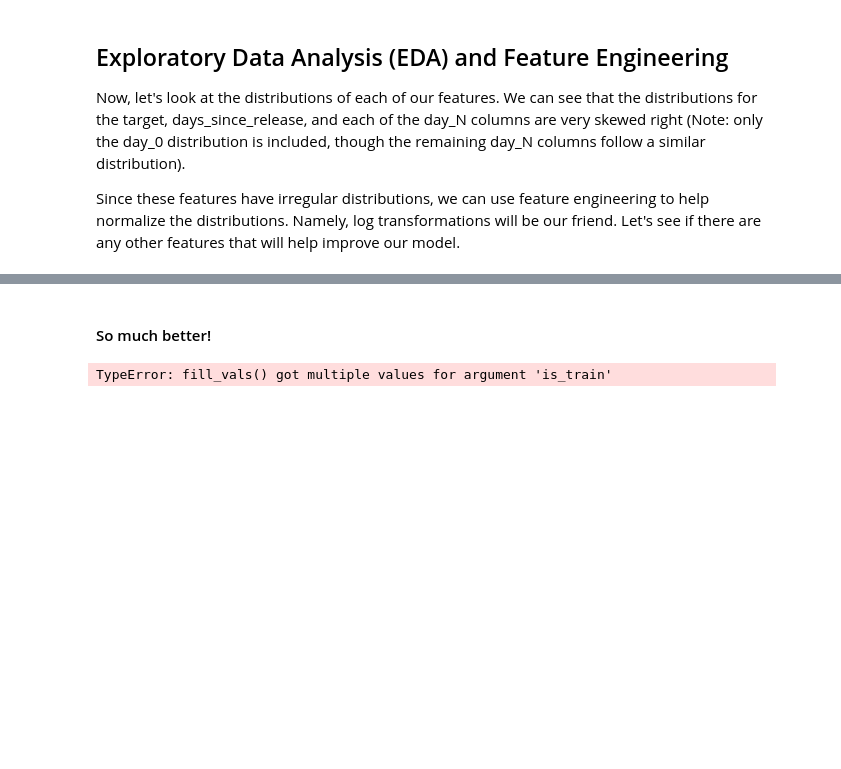
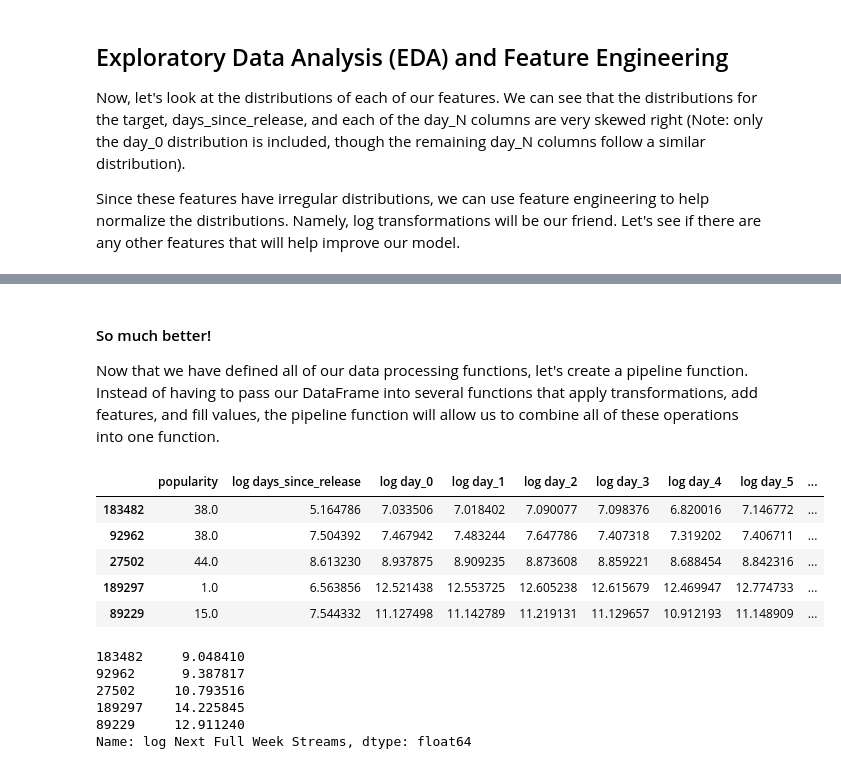
Before and after one commit to willcoomans5/stream_predictions, a Jupyter notebook: stream_predictions.ipynb, the cells around one changed output, grey strips where cells are left out. Cells and saved outputs as stored; diff of their text form; code cells hidden in the pictures; blank space fills up the shorter version.

```diff
--- a/stream_predictions.ipynb
+++ b/stream_predictions.ipynb
@@ -224,5 +226,7 @@ plt.tight_layout()
 # %% [markdown]
 #### So much better!
+
+Now that we have defined all of our data processing functions, let's create a pipeline function. Instead of having to pass our DataFrame into several functions that apply transformations, add features, and fill values, the pipeline function will allow us to combine all of these operations into one function.
 # %%
 def feature_engine_pipe(data, pipeline_functions, prediction_col):
     """Process the data for a guided model."""
@@ -239,40 +243,65 @@ def feature_engine_pipe(data, pipeline_functions, prediction_col):
     Y = data.loc[:, prediction_col]
     return X, Y
 # %%
+def log_transform(data, *cols, prediction_col):
+    copy = data.copy()
+    for col in cols:
+        # These two columns have several zeros, so we increment each by 1 to get rid of them
+        if col == 'days_since_release' or col == prediction_col:
+            copy[col] = np.ones(len(copy)) + copy[col]
+        copy[col] = np.log(copy[col])
+        copy.rename(columns={col: "log " + col}, inplace=True)
+    return copy[[c for c in copy if c != ('log ' + prediction_col)] + ['log ' + prediction_col]]
+
+
+
+days = ['day_0', 'day_1', 'day_2', 'day_3', 'day_4', 'day_5', 'day_6']
+
 # Helper function
 def select_columns(data, *columns):
     """Select only columns passed as arguments."""
     return data.loc[:, columns]
 
 # Pipelines, a list of tuples
 train_pipelines = [
-    (fill_vals, days, {
-        'is_train': True
+    (fill_vals, None, {
+        'cols': days,
     }),
+    (add_pct_change, None, None),
     (log_transform,
-         ['day_0', 'day_1', 'day_2', 'day_3', 'day_4', 'day_5', 'day_6', 'days_since_release', 'target'],
-         None
-    ),
-    (add_pct_change, None, None)
+        ['day_0', 'day_1', 'day_2', 'day_3', 'day_4', 'day_5', 'day_6', 'days_since_release', 'Next Full Week Streams'],
+        {'prediction_col': 'Next Full Week Streams'}
+    )
 ]
 
 valid_pipelines = [
-    (fill_vals, days, {
-        'is_train': False
+    (fill_vals, None, {
+        'cols': days,
     }),
-    (log_transform,
-         ['day_0', 'day_1', 'day_2', 'day_3', 'day_4', 'day_5', 'day_6', 'days_since_release', 'target'],
-         None
-    ),
-    (add_pct_change, None, None)
+    (add_pct_change, None, None),
+        (log_transform,
+        ['day_0', 'day_1', 'day_2', 'day_3', 'day_4', 'day_5', 'day_6', 'days_since_release', 'Next Full Week Streams'],
+        {'prediction_col': 'Next Full Week Streams'}
+    )
 ]
 
-X_train, Y_train = feature_engine_pipe(train, train_pipelines, 'Log Next Full Week Streams')
-X_valid, Y_valid = feature_engine_pipe(valid, valid_pipelines, 'Log Next Full Week Streams')
+X_train, Y_train = feature_engine_pipe(train, train_pipelines, 'log Next Full Week Streams')
+X_valid, Y_valid = feature_engine_pipe(valid, valid_pipelines, 'log Next Full Week Streams')
 
 # Take a look at the result
 # It should be the same above as the result returned by feature_engine_simple
 display(X_train.head())
 display(Y_train.head())
 # %% [output]
+|  | popularity | log days_since_release | log day_0 | log day_1 | log day_2 | log day_3 | log day_4 | log day_5 | ... |
+| 183482 | 38.0 | 5.164786 | 7.033506 | 7.018402 | 7.090077 | 7.098376 | 6.820016 | 7.146772 | ... |
+| 92962 | 38.0 | 7.504392 | 7.467942 | 7.483244 | 7.647786 | 7.407318 | 7.319202 | 7.406711 | ... |
+| 27502 | 44.0 | 8.613230 | 8.937875 | 8.909235 | 8.873608 | 8.859221 | 8.688454 | 8.842316 | ... |
+| 189297 | 1.0 | 6.563856 | 12.521438 | 12.553725 | 12.605238 | 12.615679 | 12.469947 | 12.774733 | ... |
+| 89229 | 15.0 | 7.544332 | 11.127498 | 11.142789 | 11.219131 | 11.129657 | 10.912193 | 11.148909 | ... |
-TypeError: fill_vals() got multiple values for argument 'is_train'
+183482     9.048410
+92962      9.387817
+27502     10.793516
+189297    14.225845
+89229     12.911240
+Name: log Next Full Week Streams, dtype: float64
```
Also changed, not shown: parts of 17 cells of this notebook, 2 other files.
